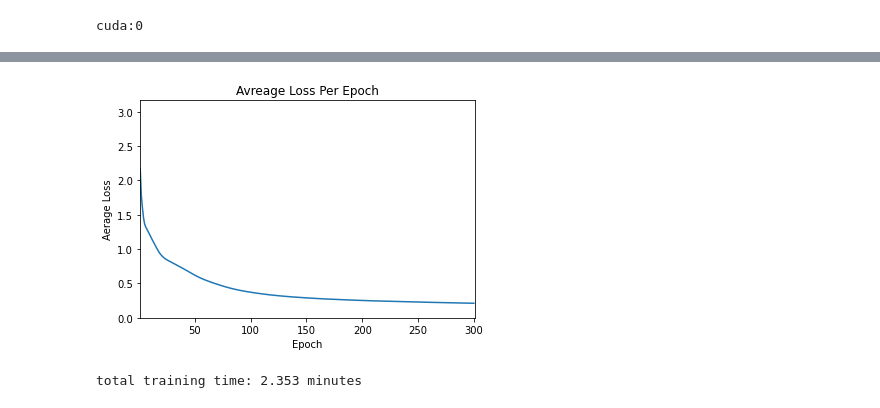
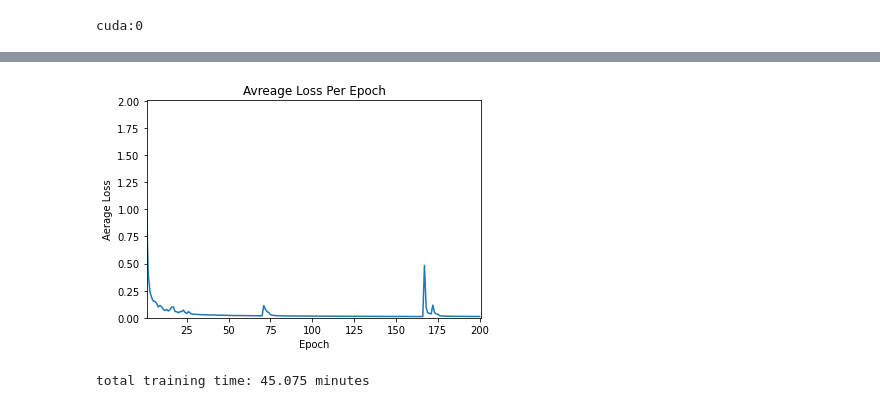
Before and after one commit to mrazimi99/deep-packet, a Jupyter notebook: DeepPacket.ipynb, the cells around one changed output, grey strips where cells are left out. Saved outputs shown, nothing was run; the diff lists cells and outputs as text; code cells hidden in the pictures.

Commit message:
Shuffle dataset; 97.56% accuracy.

```diff
--- a/DeepPacket.ipynb
+++ b/DeepPacket.ipynb
@@ -144,0 +192,6 @@ Processing ftps_up_2a.pcap
+# %%
+dataset = []
+data_dir = 'drive/MyDrive/deep_packet/Dataset/'
+for path in os.listdir(data_dir):
+    with open(data_dir + path, 'rb') as f:
+        dataset.extend(pickle.load(f))
@@ -163,13 +222,19 @@ app_train, app_y = undersample.fit_resample(app_features, train_app_labels)
 # %%
-traffic_train_final = [{'feature': torch.from_numpy(np.array(f.tolist(), dtype=np.float32)), 'label': l} for f, l in zip(traffic_train, traffic_y)]
-app_train_final = [{'feature': torch.from_numpy(np.array(f.tolist(), dtype=np.float32)), 'label': l} for f, l in zip(app_train, app_y)]
+traffic_train_final = [{'feature': torch.from_numpy(np.array([a/255.0 for a in f.tolist()], dtype=np.float32)), 'label': l} for f, l in zip(traffic_train, traffic_y)]
+del traffic_train, traffic_y
+# app_train_final = [{'feature': torch.from_numpy(np.array([a/255.0 for a in f.tolist()], dtype=np.float32)), 'label': l} for f, l in zip(app_train, app_y)]
+# del app_train, app_y
 
-traffic_test_final = [{'feature': torch.from_numpy(np.array(elem['feature'], dtype=np.float32)), 'label': elem['traffic_label']} for elem in traffic_test_all]
-app_test_final = [{'feature': torch.from_numpy(np.array(elem['feature'], dtype=np.float32)), 'label': elem['app_label']} for elem in app_test_all]
+traffic_test_final = [{'feature': torch.from_numpy(np.array([a/255.0 for a in elem['feature']], dtype=np.float32)), 'label': elem['traffic_label']} for elem in traffic_test_all]
+del traffic_test_all
+# app_test_final = [{'feature': torch.from_numpy(np.array([a/255.0 for a in elem['feature']], dtype=np.float32)), 'label': elem['app_label']} for elem in app_test_all]
+# del app_test_all
 # %%
 batch_size = 64
-num_workers = 2
+num_workers = 16
+import random
+random.shuffle(traffic_train_final)
 traffic_train_loader = torch.utils.data.DataLoader(traffic_train_final, batch_size=batch_size, num_workers=num_workers)
-app_train_loader = torch.utils.data.DataLoader(app_train_final, batch_size=batch_size, num_workers=num_workers)
+# app_train_loader = torch.utils.data.DataLoader(app_train_final, batch_size=batch_size, num_workers=num_workers)
 traffic_test_loader = torch.utils.data.DataLoader(traffic_test_final, batch_size=batch_size, num_workers=num_workers)
-app_test_loader = torch.utils.data.DataLoader(app_test_final, batch_size=batch_size, num_workers=num_workers)
+# app_test_loader = torch.utils.data.DataLoader(app_test_final, batch_size=batch_size, num_workers=num_workers)
@@ -300,10 +369,10 @@ def analyse(model, train_loader, test_loader, classes):
 # %%
 input_vector = 1500
 output_len = max(traffic_classes) + 1
-model = Model(input_vector, [200, 200] , 10, F.relu)
+model = Model(input_vector, [200, 100, 50] , output_len, F.relu)
 model = model.to(device)
 
-learning_rate = 0.01
+learning_rate = 0.05
 criterion = nn.CrossEntropyLoss()
 optimizer = torch.optim.SGD(model.parameters(), lr=learning_rate)
 # %%
@@ -313,3 +382,3 @@ print(traffic_classes)
 # %%
-fit(model, traffic_train_loader, device, criterion, optimizer, num_epochs=300)
+fit(model, traffic_train_loader, device, criterion, optimizer, num_epochs=200)
 # %% [output]
@@ -333,5 +402,5 @@ epoch 300, train_loss: 0.212, time elapsed: 0.441572 seconds
-[figure, old version]
+[figure, new version]
-total training time: 2.353 minutes
+total training time: 45.075 minutes
 # %%
 print(traffic_classes)
 classes = [i for i in range(max(traffic_classes) + 1)]
```
Also changed, not shown: parts of 14 cells of this notebook.
